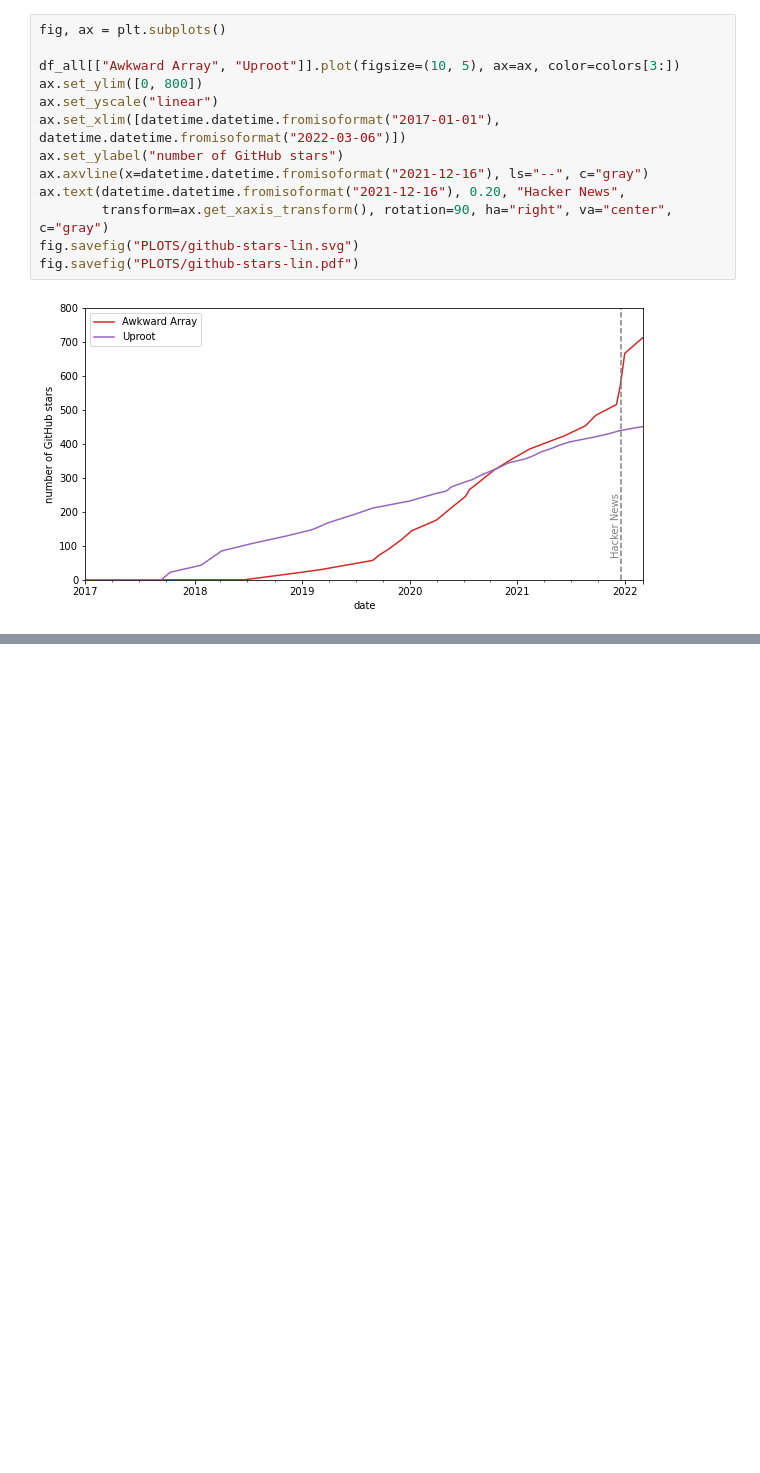
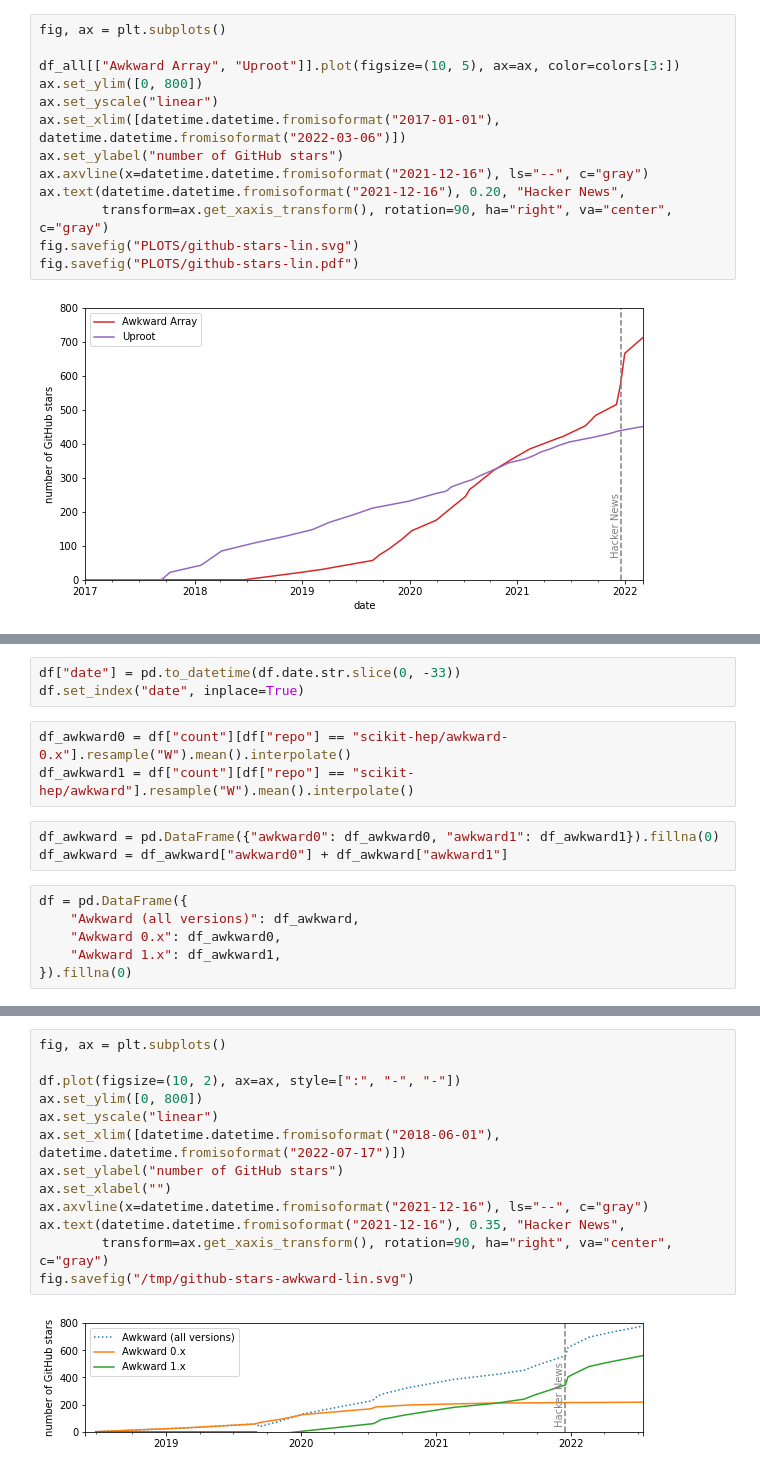
Before and after one commit to jpivarski-talks/2022-03-04-reload-statistics, a Jupyter notebook: github-stars.ipynb, the cells around one changed output, grey strips where cells are left out. Drawn from its saved outputs; the diff is of its cells as text; blank space fills up the shorter version.

Commit message:
More GitHub stars.

```diff
--- a/github-stars.ipynb
+++ b/github-stars.ipynb
@@ -87,0 +100,15 @@ fig.savefig("PLOTS/github-stars-lin.pdf")
+# %%
+df["date"] = pd.to_datetime(df.date.str.slice(0, -33))
+df.set_index("date", inplace=True)
+# %%
+df_awkward0 = df["count"][df["repo"] == "scikit-hep/awkward-0.x"].resample("W").mean().interpolate()
+df_awkward1 = df["count"][df["repo"] == "scikit-hep/awkward"].resample("W").mean().interpolate()
+# %%
+df_awkward = pd.DataFrame({"awkward0": df_awkward0, "awkward1": df_awkward1}).fillna(0)
+df_awkward = df_awkward["awkward0"] + df_awkward["awkward1"]
+# %%
+df = pd.DataFrame({
+    "Awkward (all versions)": df_awkward,
+    "Awkward 0.x": df_awkward0,
+    "Awkward 1.x": df_awkward1,
+}).fillna(0)
@@ -87,0 +125,15 @@ fig.savefig("PLOTS/github-stars-lin.pdf")
+# %%
+fig, ax = plt.subplots()
+
+df.plot(figsize=(10, 2), ax=ax, style=[":", "-", "-"])
+ax.set_ylim([0, 800])
+ax.set_yscale("linear")
+ax.set_xlim([datetime.datetime.fromisoformat("2018-06-01"), datetime.datetime.fromisoformat("2022-07-17")])
+ax.set_ylabel("number of GitHub stars")
+ax.set_xlabel("")
+ax.axvline(x=datetime.datetime.fromisoformat("2021-12-16"), ls="--", c="gray")
+ax.text(datetime.datetime.fromisoformat("2021-12-16"), 0.35, "Hacker News",
+        transform=ax.get_xaxis_transform(), rotation=90, ha="right", va="center", c="gray")
+fig.savefig("/tmp/github-stars-awkward-lin.svg")
+# %% [output]
+[figure, added]
```
Also changed, not shown: parts of 5 cells of this notebook, 1 other file.
